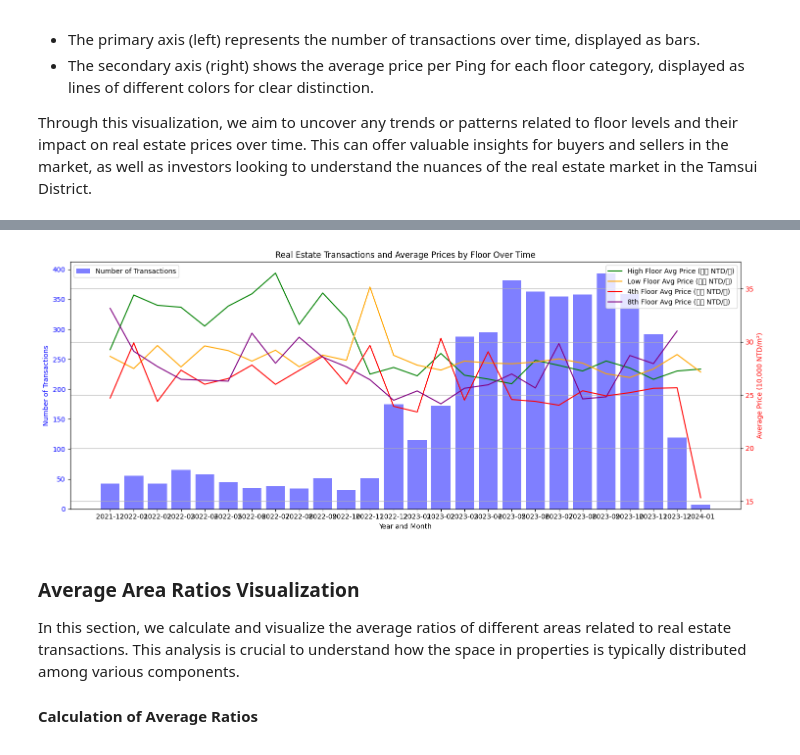
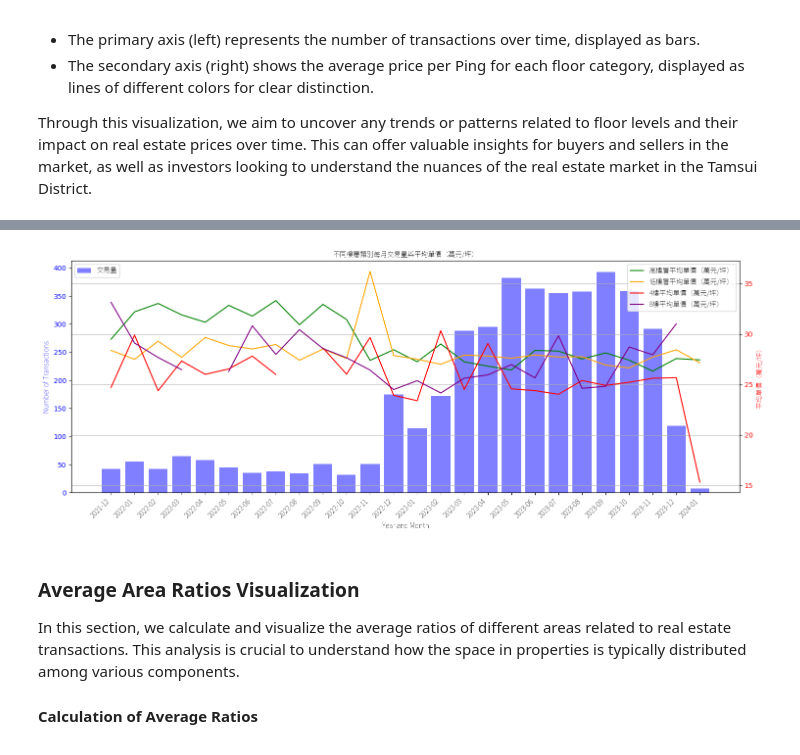
Before and after one commit to PenHsuanWang/real-estate-analysis, a Jupyter notebook: notebook/real_estate_analysis.ipynb, the cells around one changed output, grey strips where cells are left out. Saved outputs shown, nothing was run; the diff lists cells and outputs as text; code cells hidden in the pictures.

Commit message:
update title with chinese chart

```diff
--- a/notebook/real_estate_analysis.ipynb
+++ b/notebook/real_estate_analysis.ipynb
@@ -7,9 +7,14 @@ This notebook analyzes a dataset of real estate transactions. The dataset includ
 4. Creating histograms to visualize the volume of transactions over time and the distribution of building ages.
 # %%
 import pandas as pd
+import numpy as np
 import matplotlib.pyplot as plt
 import matplotlib.ticker as ticker
 import seaborn as sns
+
+from matplotlib.font_manager import FontProperties
+font_path = "/Users/pwang/Library/Fonts/NotoSansTC[wght].ttf"
+fp = FontProperties(fname=font_path, weight='bold')
 # %% [markdown]
 ## Load and Filter the Dataset
 The dataset is first loaded, and then filtered to include only transactions of type '房地(土地+建物)' and '房地(土地+建物)+車位'.
@@ -375,41 +448,57 @@ Through this visualization, we aim to uncover any trends or patterns related to
 # %%
-
 # Classifying as high floor, low floor, 4th floor, and 8th floor
-filtered_data['floor_category'] = filtered_data.apply(lambda row: '4th Floor' if row['transaction_floor'] == 4 else ('8th Floor' if row['transaction_floor'] == 8 else ('High Floor' if row['transaction_floor'] > (row['total_floors'] / 2) else 'Low Floor')), axis=1)
+filtered_data['floor_category'] = filtered_data.apply(
+    lambda row: '4th Floor' if row['transaction_floor'] == 4
+    else ('8th Floor' if row['transaction_floor'] == 8
+    else ('High Floor' if row['transaction_floor'] > (row['total_floors'] / 2) else 'Low Floor')), axis=1
+)
 
 # Calculating the average price for each floor category
 avg_price_high_floor = filtered_data[filtered_data['floor_category'] == 'High Floor'].groupby('year_month')['price_per_ping_10k'].mean()
 avg_price_low_floor = filtered_data[filtered_data['floor_category'] == 'Low Floor'].groupby('year_month')['price_per_ping_10k'].mean()
 avg_price_4th_floor = filtered_data[filtered_data['floor_category'] == '4th Floor'].groupby('year_month')['price_per_ping_10k'].mean()
 avg_price_8th_floor = filtered_data[filtered_data['floor_category'] == '8th Floor'].groupby('year_month')['price_per_ping_10k'].mean()
 
-# Plotting
+labels = transaction_counts.index.astype(str)
+n = max(1, len(labels) // 18)
+
+# Reindex to match x axis labels
+avg_price_high_floor = avg_price_high_floor.reindex(labels)
+avg_price_low_floor = avg_price_low_floor.reindex(labels)
+avg_price_4th_floor = avg_price_4th_floor.reindex(labels)
+avg_price_8th_floor = avg_price_8th_floor.reindex(labels)
+
 fig, ax1 = plt.subplots(figsize=(15, 6))
 
-# Plotting the number of transactions
-ax1.bar(transaction_counts.index.astype(str), transaction_counts, color='b', alpha=0.5, label='Number of Transactions')
-ax1.set_xlabel('Year and Month')
-ax1.set_ylabel('Number of Transactions', color='b')
+# Bar plot for number of transactions
+ax1.bar(labels, transaction_counts, color='b', alpha=0.5, label='交易量')
+ax1.set_xlabel('Year and Month', fontproperties=fp)
+ax1.set_ylabel('Number of Transactions', color='b', fontproperties=fp)
 ax1.tick_params(axis='y', labelcolor='b')
-ax1.legend(loc='upper left')
+ax1.legend(loc='upper left', prop=fp)
 
-# Creating a secondary axis for the average price
+# Line plots for average price per floor category (中文標籤)
 ax2 = ax1.twinx()
-ax2.plot(avg_price_high_floor.index.astype(str), avg_price_high_floor, color='green', label='High Floor Avg Price (萬元 NTD/坪)')
-ax2.plot(avg_price_low_floor.index.astype(str), avg_price_low_floor, color='orange', label='Low Floor Avg Price (萬元 NTD/坪)')
-ax2.plot(avg_price_4th_floor.index.astype(str), avg_price_4th_floor, color='red', label='4th Floor Avg Price (萬元 NTD/坪)')
-ax2.plot(avg_price_8th_floor.index.astype(str), avg_price_8th_floor, color='purple', label='8th Floor Avg Price (萬元 NTD/坪)')
-ax2.set_ylabel('Average Price (10,000 NTD/m²)', color='r')
+ax2.plot(labels, avg_price_high_floor, color='green', label='高樓層平均單價（萬元/坪）')
+ax2.plot(labels, avg_price_low_floor, color='orange', label='低樓層平均單價（萬元/坪）')
+ax2.plot(labels, avg_price_4th_floor, color='red', label='4樓平均單價（萬元/坪）')
+ax2.plot(labels, avg_price_8th_floor, color='purple', label='8樓平均單價（萬元/坪）')
+ax2.set_ylabel('平均單價（萬元/坪）', color='r', fontproperties=fp)
 ax2.tick_params(axis='y', labelcolor='r')
-ax2.legend(loc='upper right')
+ax2.legend(loc='upper right', prop=fp)
 
-plt.title('Real Estate Transactions and Average Prices by Floor Over Time')
-plt.xticks(rotation=45)
+plt.title('不同樓層類別每月交易量與平均單價（萬元/坪）', fontproperties=fp)
+
+# Only show a subset of x-ticks, rotated 45 degrees, right aligned
+xticks = np.arange(0, len(labels), n)
+ax1.set_xticks(xticks)
+ax1.set_xticklabels([labels[i] for i in xticks], rotation=45, ha='right', fontproperties=fp)
+
 plt.grid(axis='y')
 plt.tight_layout()
 plt.show()
 # %% [output]
-[figure, old version]
+[figure, new version]
 # %% [markdown]
 ### Average Area Ratios Visualization
 
```
Also changed, not shown: parts of 11 cells of this notebook.
